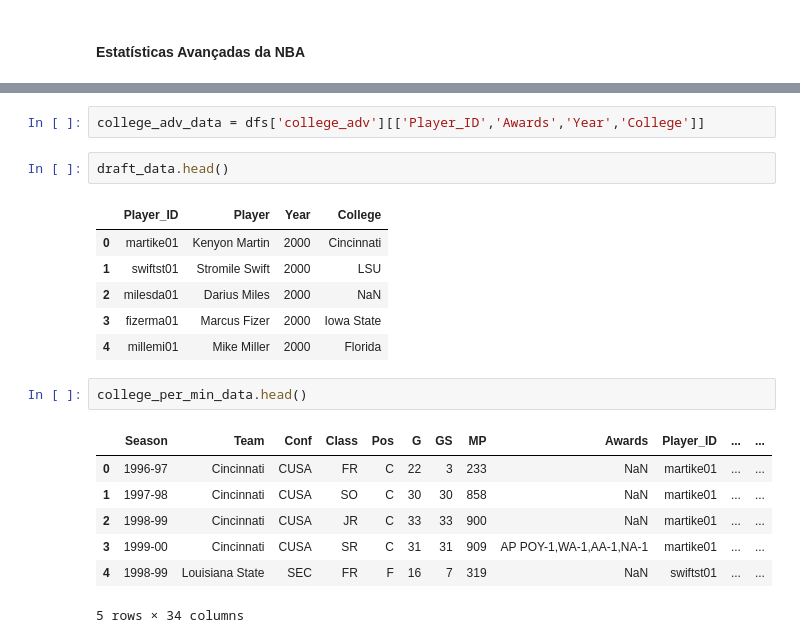
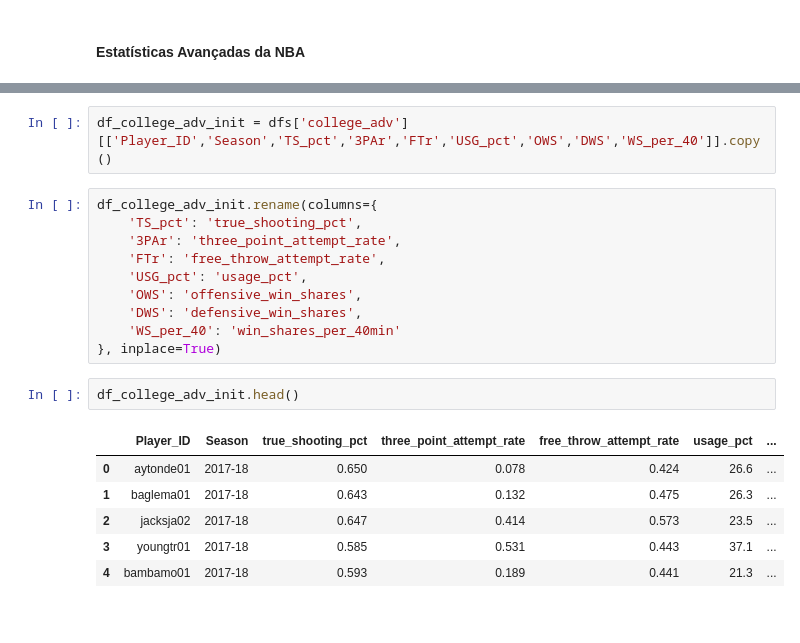
Before and after one commit to caiogpontes/nba-draft-prediction, a Jupyter notebook: notebooks/01_data_preparation.ipynb, the cells around one changed output, grey strips where cells are left out. Drawn from its saved outputs; the diff is of its cells as text.

```diff
--- a/notebooks/01_data_preparation.ipynb
+++ b/notebooks/01_data_preparation.ipynb
@@ -105,21 +161,21 @@ Error:
 # %%
-college_adv_data = dfs['college_adv'][['Player_ID','Awards','Year','College']]
+df_college_adv_init = dfs['college_adv'][['Player_ID','Season','TS_pct','3PAr','FTr','USG_pct','OWS','DWS','WS_per_40']].copy()
+# %%
+df_college_adv_init.rename(columns={
+    'TS_pct': 'true_shooting_pct',
+    '3PAr': 'three_point_attempt_rate',
+    'FTr': 'free_throw_attempt_rate',
+    'USG_pct': 'usage_pct',
+    'OWS': 'offensive_win_shares',
+    'DWS': 'defensive_win_shares',
+    'WS_per_40': 'win_shares_per_40min'
+}, inplace=True)
 # %%
-draft_data.head()
+df_college_adv_init.head()
 # %% [output]
-|  | Player_ID | Player | Year | College |
-| 0 | martike01 | Kenyon Martin | 2000 | Cincinnati |
-| 1 | swiftst01 | Stromile Swift | 2000 | LSU |
-| 2 | milesda01 | Darius Miles | 2000 | NaN |
-| 3 | fizerma01 | Marcus Fizer | 2000 | Iowa State |
-| 4 | millemi01 | Mike Miller | 2000 | Florida |
+|  | Player_ID | Season | true_shooting_pct | three_point_attempt_rate | free_throw_attempt_rate | usage_pct | ... |
+| 0 | aytonde01 | 2017-18 | 0.650 | 0.078 | 0.424 | 26.6 | ... |
+| 1 | baglema01 | 2017-18 | 0.643 | 0.132 | 0.475 | 26.3 | ... |
+| 2 | jacksja02 | 2017-18 | 0.647 | 0.414 | 0.573 | 23.5 | ... |
+| 3 | youngtr01 | 2017-18 | 0.585 | 0.531 | 0.443 | 37.1 | ... |
+| 4 | bambamo01 | 2017-18 | 0.593 | 0.189 | 0.441 | 21.3 | ... |
-# %%
-college_per_min_data.head()
-# %% [output]
-|  | Season | Team | Conf | Class | Pos | G | GS | MP | Awards | Player_ID | ... | ... |
-| 0 | 1996-97 | Cincinnati | CUSA | FR | C | 22 | 3 | 233 | NaN | martike01 | ... | ... |
-| 1 | 1997-98 | Cincinnati | CUSA | SO | C | 30 | 30 | 858 | NaN | martike01 | ... | ... |
-| 2 | 1998-99 | Cincinnati | CUSA | JR | C | 33 | 33 | 900 | NaN | martike01 | ... | ... |
-| 3 | 1999-00 | Cincinnati | CUSA | SR | C | 31 | 31 | 909 | AP POY-1,WA-1,AA-1,NA-1 | martike01 | ... | ... |
-| 4 | 1998-99 | Louisiana State | SEC | FR | F | 16 | 7 | 319 | NaN | swiftst01 | ... | ... |
-5 rows × 34 columns
```
Also changed, not shown: parts of 61 cells of this notebook, 4 other files.
